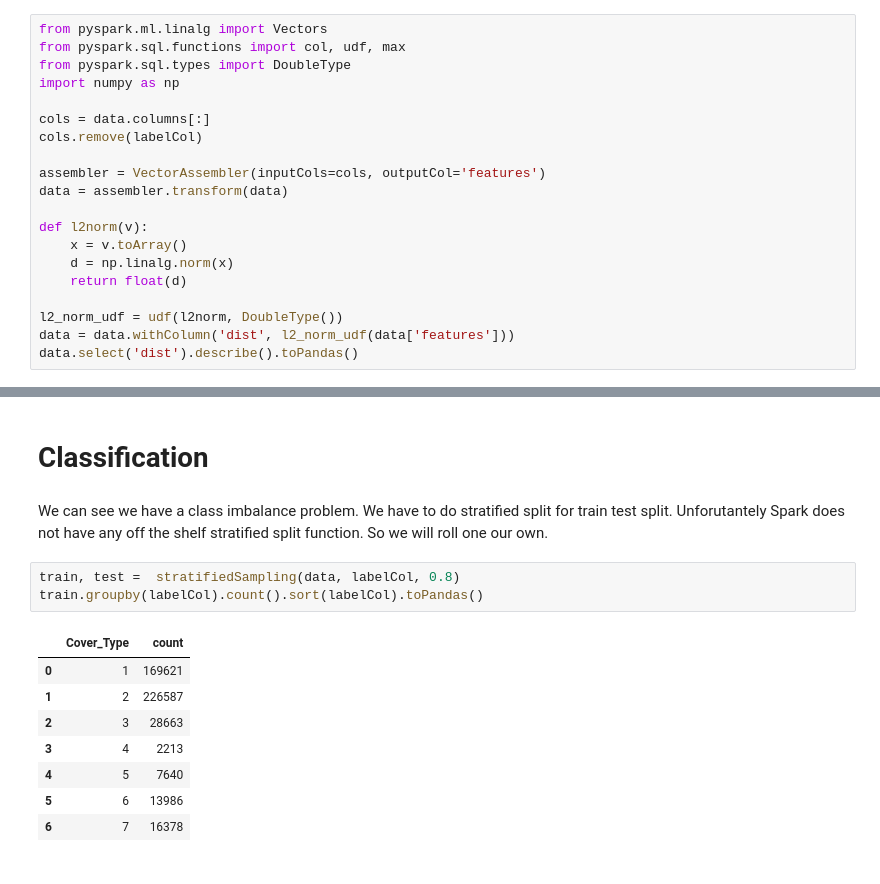
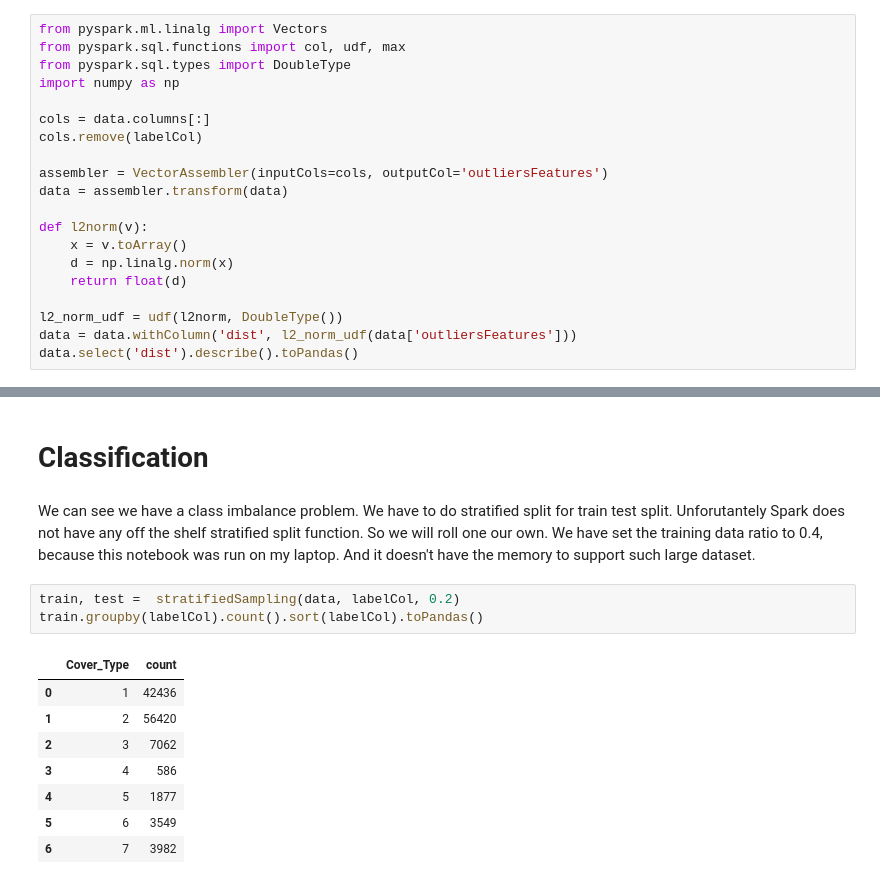
Before and after one commit to riyadparvez/pyspark-datascience, a Jupyter notebook: forest-cover-type/spark.ipynb, the cells around one changed output, grey strips where cells are left out. Cells and saved outputs as stored; diff of their text form.

```diff
--- a/forest-cover-type/spark.ipynb
+++ b/forest-cover-type/spark.ipynb
@@ -165,7 +173,7 @@ import numpy as np
 cols = data.columns[:]
 cols.remove(labelCol)
 
-assembler = VectorAssembler(inputCols=cols, outputCol='features')
+assembler = VectorAssembler(inputCols=cols, outputCol='outliersFeatures')
 data = assembler.transform(data)
 
 def l2norm(v):
@@ -174,7 +182,7 @@ def l2norm(v):
     return float(d)
 
 l2_norm_udf = udf(l2norm, DoubleType())
-data = data.withColumn('dist', l2_norm_udf(data['features']))
+data = data.withColumn('dist', l2_norm_udf(data['outliersFeatures']))
 data.select('dist').describe().toPandas()
 # %% [output]
 |  | summary | dist |
@@ -237,17 +245,17 @@ data.groupby(labelCol).count().sort(labelCol).toPandas()
 # %% [markdown]
 # Classification
 # %% [markdown]
-We can see we have a class imbalance problem. We have to do stratified split for train test split. Unforutantely Spark does not have any off the shelf stratified split function. So we will roll one our own.
+We can see we have a class imbalance problem. We have to do stratified split for train test split. Unforutantely Spark does not have any off the shelf stratified split function. So we will roll one our own. We have set the training data ratio to 0.4, because this notebook was run on my laptop. And it doesn't have the memory to support such large dataset.
 # %%
-train, test =  stratifiedSampling(data, labelCol, 0.8)
+train, test =  stratifiedSampling(data, labelCol, 0.2)
 train.groupby(labelCol).count().sort(labelCol).toPandas()
 # %% [output]
 |  | Cover_Type | count |
-| 0 | 1 | 169621 |
-| 1 | 2 | 226587 |
-| 2 | 3 | 28663 |
-| 3 | 4 | 2213 |
-| 4 | 5 | 7640 |
-| 5 | 6 | 13986 |
-| 6 | 7 | 16378 |
+| 0 | 1 | 42436 |
+| 1 | 2 | 56420 |
+| 2 | 3 | 7062 |
+| 3 | 4 | 586 |
+| 4 | 5 | 1877 |
+| 5 | 6 | 3549 |
+| 6 | 7 | 3982 |
 # %%
```
Also changed, not shown: parts of 9 cells of this notebook, 4 other files.
